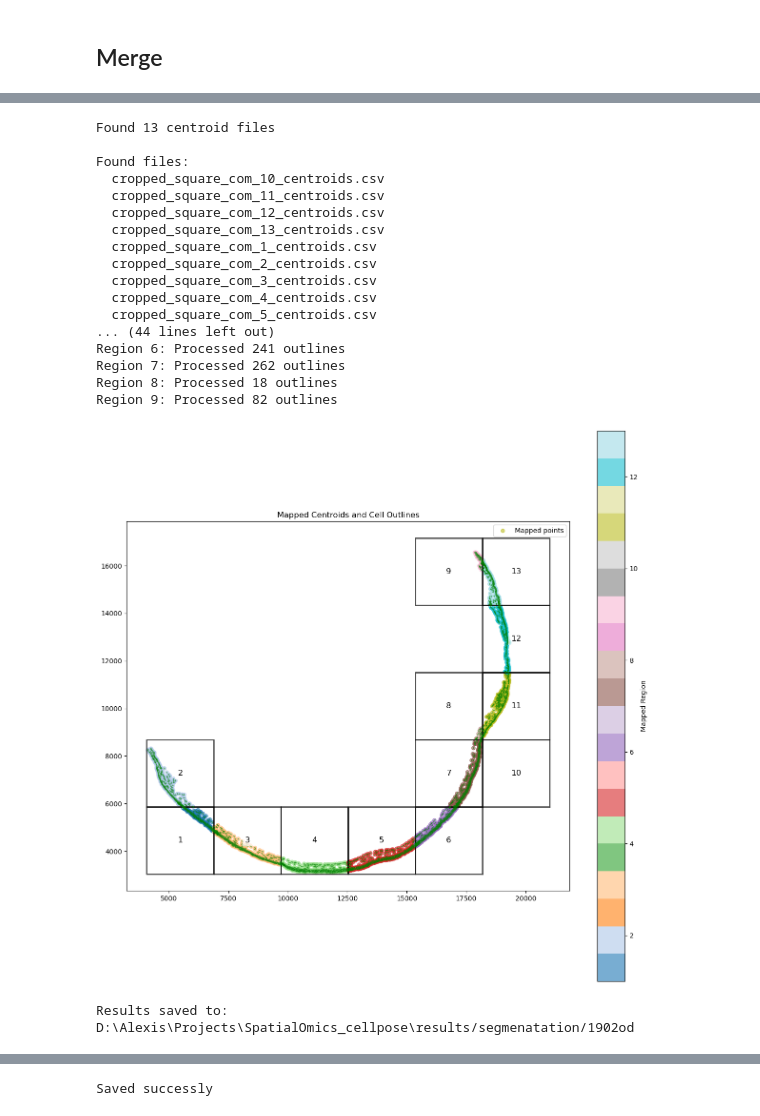
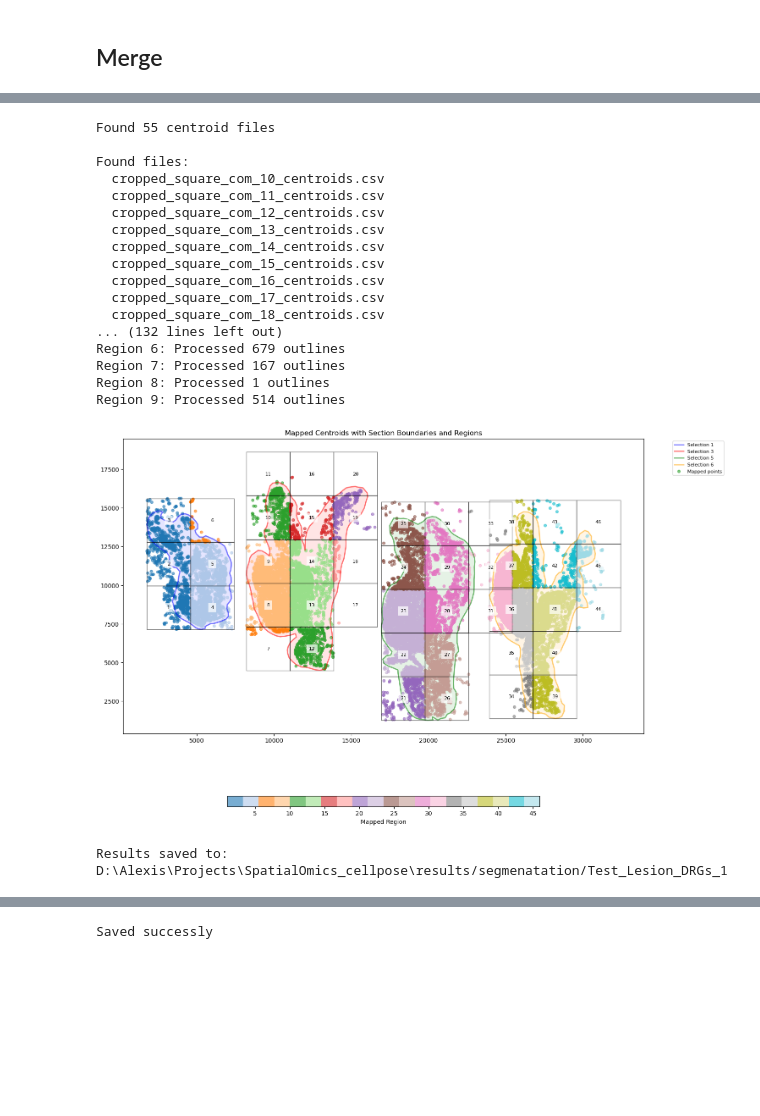
Before and after one commit to xiwang3236/SpatialOmics_cellpose, a Jupyter notebook: resegmentation_pipeline.ipynb, the cells around one changed output, grey strips where cells are left out. Drawn from its saved outputs; the diff is of its cells as text; code cells hidden in the pictures; blank space fills up the shorter version.

```diff
--- a/resegmentation_pipeline.ipynb
+++ b/resegmentation_pipeline.ipynb
@@ -38,0 +99,6 @@ crop_size = 600/pixelsize
+# %%
+# Get all sections data
+all_sections = get_all_sections(ROI_filepath)
+
+# Plot all sections
+plot_all_sections(all_sections)
@@ -143,0 +248,15 @@ Cropped image saved to D:\Alexis\Projects\SpatialOmics_cellpose\results/cropped_
+# %%
+
+# Load the images first (outside the loop for efficiency)
+img0 = tifffile.imread(fullres_chanel_0, is_ome=False, level=0)
+img1 = tifffile.imread(fullres_chanel_1, is_ome=False, level=0)
+img3 = tifffile.imread(fullres_chanel_3, is_ome=False, level=0)
+
+# # Then in your loop:
+# for i, square in enumerate(overlapping_squares):
+#     print(f"Processing square {i + 1}:", square)
+
+#     # Crop the loaded images (not the file paths)
+#     cropped_image_sub0 = crop_region(img0, square)  # Use img0, not fullres_chanel_0
+#     cropped_image_sub1 = crop_region(img1, square)  # Use img1, not fullres_chanel_1
+#     cropped_image_sub3 = crop_region(img3, square)  # Use img1, not fullres_chanel_1
@@ -210,29 +523,29 @@ ROI_filepath = f"{base_path}\{sample_name}_coords.csv"
 # %%
-input_dir = f"{ddir}/segmenatation/{sample_name}"
+# input_dir = f"{ddir}/segmenatation/{sample_name}"
 
-# 1. Load and offset centroids
-centroids_dict = load_and_offset_centroids(input_dir, overlapping_squares)
+# # 1. Load and offset centroids
+# centroids_dict = load_and_offset_centroids(input_dir, overlapping_squares)
 
-# 2. Map centroids and get cell mapping
-mapped_df, outside_df, cell_mapping = map_centroids_to_nonoverlapping(centroids_dict, non_overlapping_squares)
+# # 2. Map centroids and get cell mapping
+# mapped_df, outside_df, cell_mapping = map_centroids_to_nonoverlapping(centroids_dict, non_overlapping_squares)
 
-# 3. Load and map outlines
-filtered_outlines_list, outline_info = map_and_filter_outlines(input_dir, overlapping_squares, cell_mapping)
+# # 3. Load and map outlines
+# filtered_outlines_list, outline_info = map_and_filter_outlines(input_dir, overlapping_squares, cell_mapping)
 # %% [output]
-Found 13 centroid files
+Found 55 centroid files
 
 Found files:
   cropped_square_com_10_centroids.csv
   cropped_square_com_11_centroids.csv
   cropped_square_com_12_centroids.csv
   cropped_square_com_13_centroids.csv
-  cropped_square_com_1_centroids.csv
-  cropped_square_com_2_centroids.csv
-  cropped_square_com_3_centroids.csv
-  cropped_square_com_4_centroids.csv
-  cropped_square_com_5_centroids.csv
-... (44 lines left out)
-Region 6: Processed 241 outlines
-Region 7: Processed 262 outlines
-Region 8: Processed 18 outlines
-Region 9: Processed 82 outlines
+  cropped_square_com_14_centroids.csv
+  cropped_square_com_15_centroids.csv
+  cropped_square_com_16_centroids.csv
+  cropped_square_com_17_centroids.csv
+  cropped_square_com_18_centroids.csv
+... (132 lines left out)
+Region 6: Processed 679 outlines
+Region 7: Processed 167 outlines
+Region 8: Processed 1 outlines
+Region 9: Processed 514 outlines
@@ -239,15 +618,15 @@ Region 9: Processed 82 outlines
 # %%
 # 4. Visualize results
-visualize_mapped_data(mapped_df, outside_df, filtered_outlines_list, non_overlapping_squares)
+visualize_mapped_centroids_with_sections(mapped_df, outside_df, all_non_overlapping_squares, all_sections, pixelsize)
 
 # 5. Save results
 output_dir = input_dir
 mapped_df.to_csv(os.path.join(output_dir, 'mapped_centroids.csv'), index=False)
 if not outside_df.empty:
     outside_df.to_csv(os.path.join(output_dir, 'unmapped_centroids.csv'), index=False)
 outline_info.to_csv(os.path.join(output_dir, 'outline_mapping.csv'), index=False)
 print(f"\nResults saved to: {output_dir}")
 # %% [output]
-[figure, old version]
+[figure, new version]
-Results saved to: D:\Alexis\Projects\SpatialOmics_cellpose\results/segmenatation/1902od
+Results saved to: D:\Alexis\Projects\SpatialOmics_cellpose\results/segmenatation/Test_Lesion_DRGs_1
 # %%
```
Also changed, not shown: parts of 48 cells of this notebook, 4 other files.
